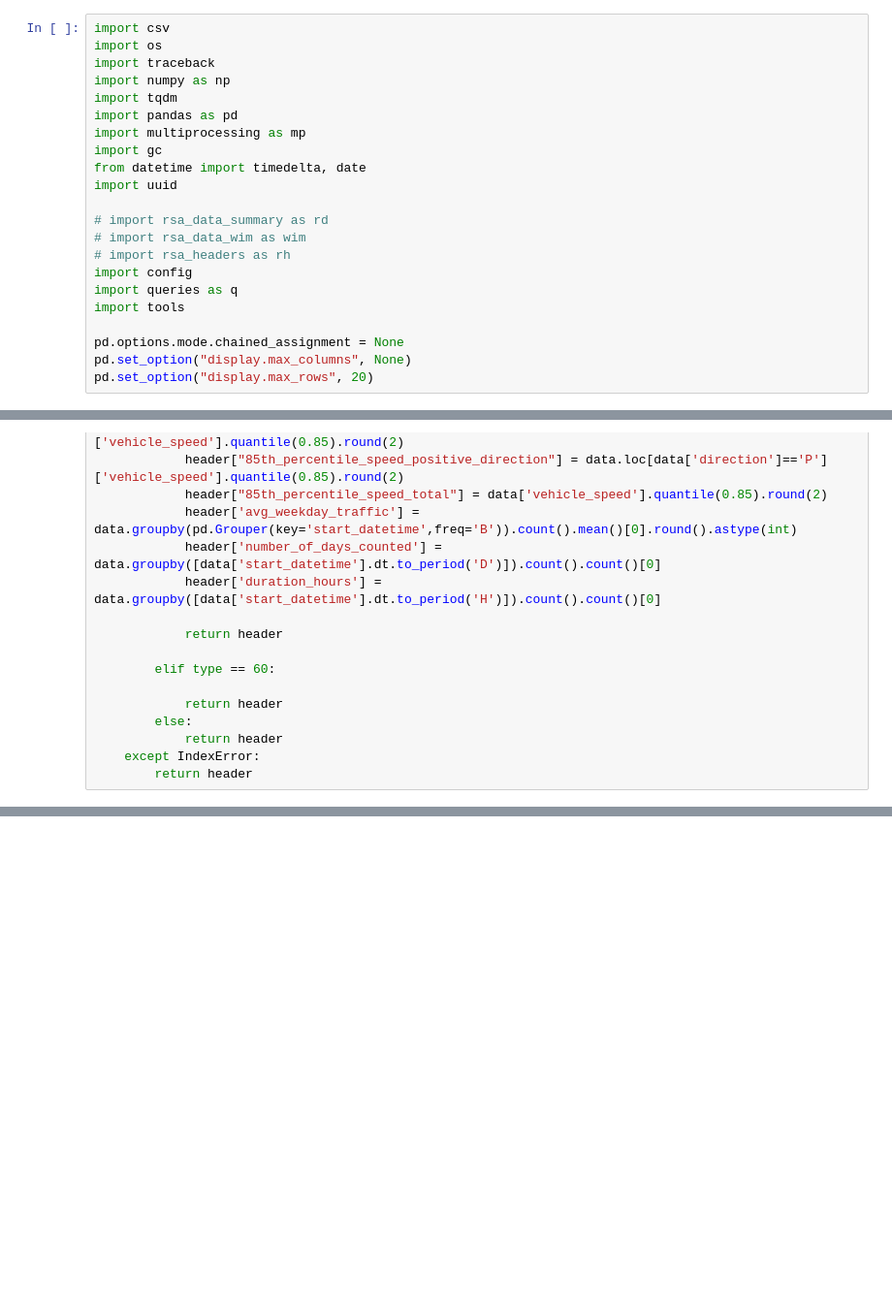
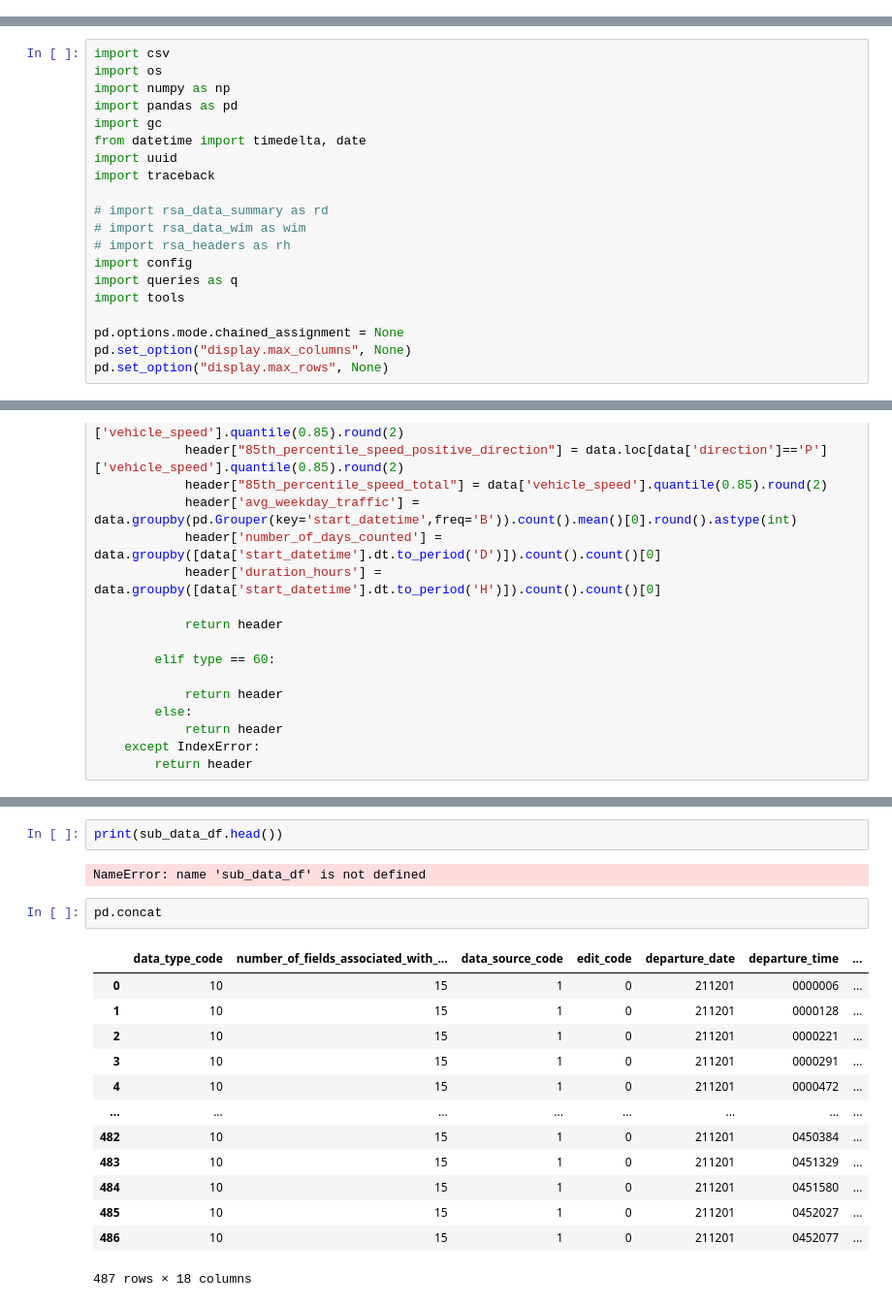
Before and after one commit to brandtosaurus/traffic_electronic_count_ETL, a Jupyter notebook: test.ipynb, the cells around one changed output, grey strips where cells are left out. Shown at 97% size. Drawn from its saved outputs; the diff is of its cells as text; blank space fills up the shorter version.

```diff
--- a/test.ipynb
+++ b/test.ipynb
@@ -1,22 +0,0 @@
-# %%
-import csv
-import os
-import traceback
-import numpy as np
-import tqdm
-import pandas as pd
-import multiprocessing as mp
-import gc
-from datetime import timedelta, date
-import uuid
-
-# import rsa_data_summary as rd
-# import rsa_data_wim as wim
-# import rsa_headers as rh
-import config
-import queries as q
-import tools
-
-pd.options.mode.chained_assignment = None
-pd.set_option("display.max_columns", None)
-pd.set_option("display.max_rows", 20)
@@ -801,0 +1,20 @@ def type_21(df) -> pd.DataFrame: # deals with type 21
+# %%
+import csv
+import os
+import numpy as np
+import pandas as pd
+import gc
+from datetime import timedelta, date
+import uuid
+import traceback
+
+# import rsa_data_summary as rd
+# import rsa_data_wim as wim
+# import rsa_headers as rh
+import config
+import queries as q
+import tools
+
+pd.options.mode.chained_assignment = None
+pd.set_option("display.max_columns", None)
+pd.set_option("display.max_rows", None)
@@ -1131,0 +802,20 @@ ValueError: cannot convert float NaN to integer
+# %%
+print(sub_data_df.head())
+# %% [output]
+NameError: name 'sub_data_df' is not defined
+# %%
+pd.concat
+# %% [output]
+|  | data_type_code | number_of_fields_associated_with_... | data_source_code | edit_code | departure_date | departure_time | ... |
+| 0 | 10 | 15 | 1 | 0 | 211201 | 0000006 | ... |
+| 1 | 10 | 15 | 1 | 0 | 211201 | 0000128 | ... |
+| 2 | 10 | 15 | 1 | 0 | 211201 | 0000221 | ... |
+| 3 | 10 | 15 | 1 | 0 | 211201 | 0000291 | ... |
+| 4 | 10 | 15 | 1 | 0 | 211201 | 0000472 | ... |
+| ... | ... | ... | ... | ... | ... | ... | ... |
+| 482 | 10 | 15 | 1 | 0 | 211201 | 0450384 | ... |
+| 483 | 10 | 15 | 1 | 0 | 211201 | 0451329 | ... |
+| 484 | 10 | 15 | 1 | 0 | 211201 | 0451580 | ... |
+| 485 | 10 | 15 | 1 | 0 | 211201 | 0452027 | ... |
+| 486 | 10 | 15 | 1 | 0 | 211201 | 0452077 | ... |
+487 rows × 18 columns
```
Also changed, not shown: parts of 43 cells of this notebook, 10 other files.
